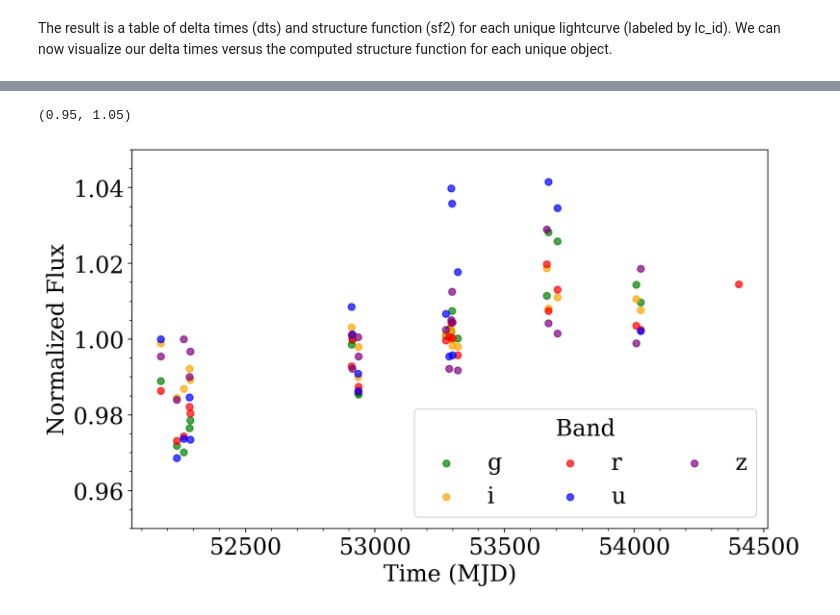
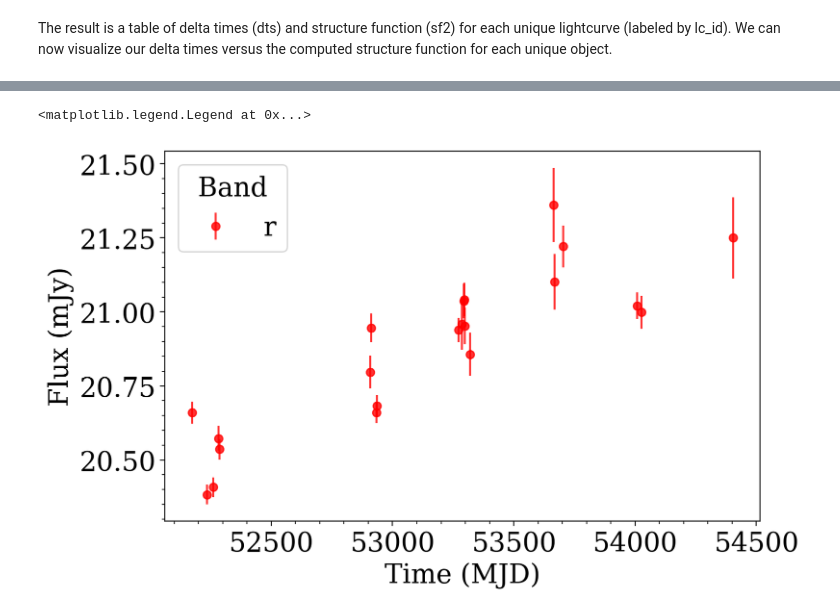
Before and after one commit to lincc-frameworks/tape, a Jupyter notebook: docs/gettingstarted/quickstart.ipynb, the cells around one changed output, grey strips where cells are left out. Saved outputs shown, nothing was run; the diff lists cells and outputs as text; code cells hidden in the pictures.

```diff
--- a/docs/gettingstarted/quickstart.ipynb
+++ b/docs/gettingstarted/quickstart.ipynb
@@ -99,5 +98,5 @@ Finally, we can inpsect the input light curve from the `ens.source`. Suppose we
 # %%
-max_id = result_comp.iloc[result_comp['sf2'].argmax()].lc_id
-lc = ens.source.compute().loc[int(max_id)]
+max_id = result.compute()["sf2"].idxmax()[0]
+lc = ens.to_timeseries(max_id)
 lc
 # %% [output]
@@ -118,19 +104,14 @@ lc
-# %%
-# Normalize flux by median flux for each band
-lc['normalized_flux'] = lc.groupby('band')['flux'].transform(lambda x: x / x.median())
-
-# Set color dictionary for each band
-band_colors = {'u': 'blue', 'g': 'green', 'r': 'red', 'i': 'orange', 'z': 'purple'}
-
-# Plotting
-plt.figure(figsize=(10, 6))
-for band, data in lc.groupby('band'):
-    plt.scatter(data['mjd'], data['normalized_flux'], label=band, color=band_colors[band], alpha=0.7)
-
-plt.xlabel('Time (MJD)')
-plt.ylabel('Normalized Flux')
-plt.minorticks_on()
-plt.legend(title='Band', ncols=3)
-# %% [output]
-(0.95, 1.05)
-[figure, removed]
+# %%
+filter_r = lc.band == "r"  # select filter
+
+plt.figure(figsize=(8, 5))
+plt.errorbar(
+    lc.time[filter_r], lc.flux[filter_r], lc.flux_err[filter_r], fmt="o", color="red", alpha=0.8, label="r"
+)
+plt.minorticks_on()
+plt.ylabel("Flux (mJy)")
+plt.xlabel("Time (MJD)")
+plt.legend(title="Band", loc="upper left")
+# %% [output]
+<matplotlib.legend.Legend at 0x...>
+[figure, added]
```
Also changed, not shown: parts of 5 cells of this notebook.
